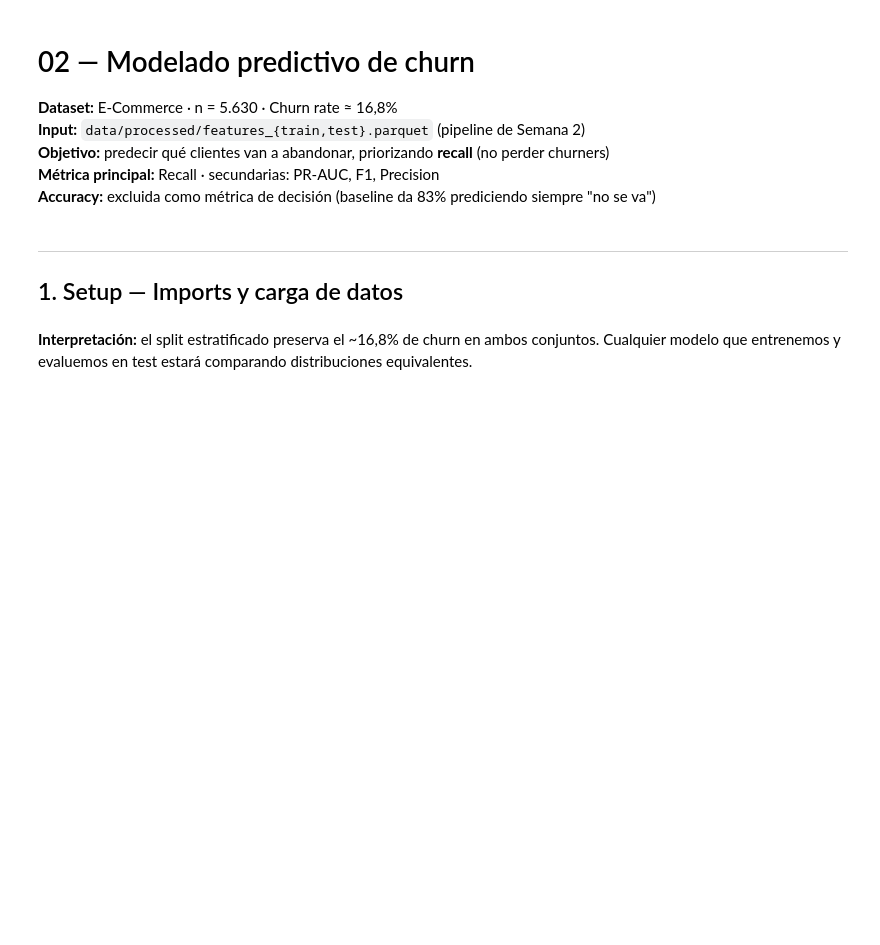
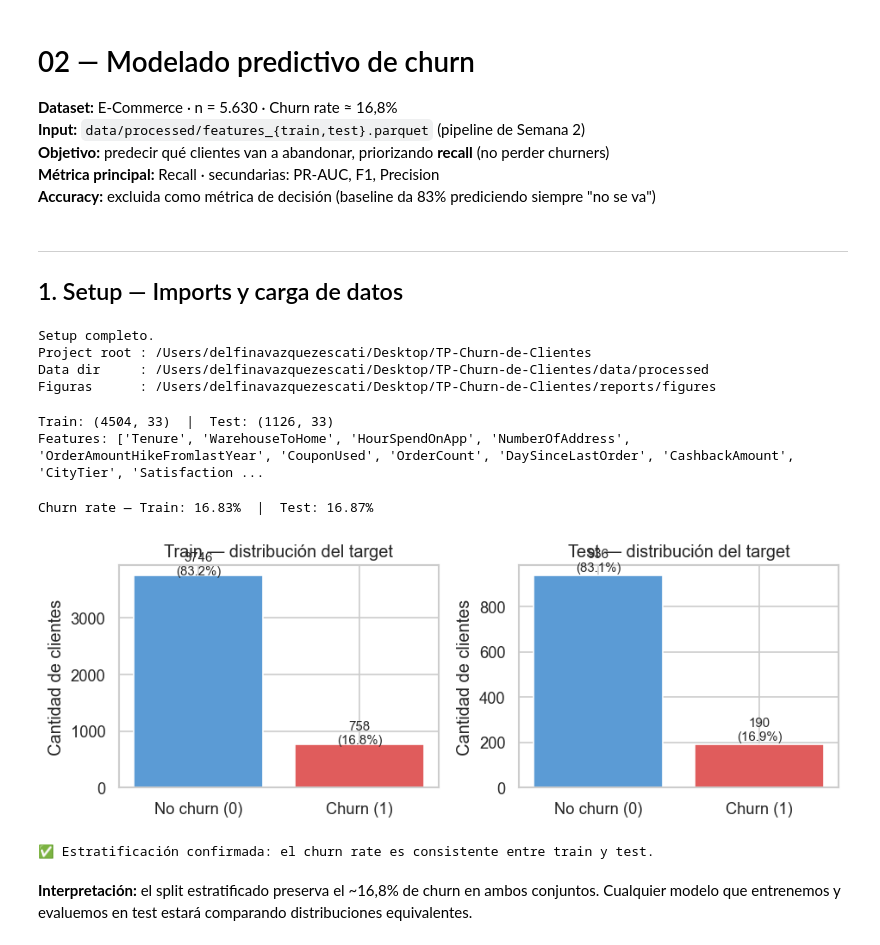
Before and after one commit to Frandtuzilla/TP-Churn-de-Clientes, a Jupyter notebook: notebooks/02_modelado.ipynb, the cells around one changed output. Drawn from its saved outputs; the diff is of its cells as text; code cells hidden in the pictures; blank space fills up the shorter version.

```diff
--- a/notebooks/02_modelado.ipynb
+++ b/notebooks/02_modelado.ipynb
@@ -21,7 +21,7 @@ import matplotlib
 import seaborn as sns
 
 from sklearn.dummy import DummyClassifier
-from sklearn.tree import DecisionTreeClassifier, export_graphviz, plot_tree
+from sklearn.tree import DecisionTreeClassifier, plot_tree
 from sklearn.ensemble import RandomForestClassifier
 from sklearn.model_selection import StratifiedKFold, cross_validate
 from sklearn.metrics import (
@@ -35,8 +35,13 @@ import shap
 RANDOM_STATE = 42
 np.random.seed(RANDOM_STATE)
 
-# Carpeta de figuras
-FIG_DIR = Path("../reports/figures")
+# Rutas relativas a la raíz del proyecto (funciona tanto desde notebooks/ como desde la raíz)
+NOTEBOOK_DIR = Path(__file__).parent if '__file__' in dir() else Path.cwd()
+# Si estamos dentro de notebooks/, subir un nivel; si ya estamos en la raíz, quedarnos
+PROJECT_ROOT = NOTEBOOK_DIR.parent if NOTEBOOK_DIR.name == 'notebooks' else NOTEBOOK_DIR
+
+DATA_DIR = PROJECT_ROOT / "data" / "processed"
+FIG_DIR  = PROJECT_ROOT / "reports" / "figures"
 FIG_DIR.mkdir(parents=True, exist_ok=True)
 
 # Estilo de gráficos
@@ -44,11 +49,18 @@ sns.set_theme(style='whitegrid', palette='muted')
 matplotlib.rcParams['figure.dpi'] = 120
 
 print("Setup completo.")
-print(f"Figuras → {FIG_DIR.resolve()}")
+print(f"Project root : {PROJECT_ROOT.resolve()}")
+print(f"Data dir     : {DATA_DIR.resolve()}")
+print(f"Figuras      : {FIG_DIR.resolve()}")
+# %% [output]
+Setup completo.
+Project root : /Users/delfinavazquezescati/Desktop/TP-Churn-de-Clientes
+Data dir     : /Users/delfinavazquezescati/Desktop/TP-Churn-de-Clientes/data/processed
+Figuras      : /Users/delfinavazquezescati/Desktop/TP-Churn-de-Clientes/reports/figures
 # %%
 # Carga de datos
-train = pd.read_parquet("../data/processed/features_train.parquet")
-test  = pd.read_parquet("../data/processed/features_test.parquet")
+train = pd.read_parquet(DATA_DIR / "features_train.parquet")
+test  = pd.read_parquet(DATA_DIR / "features_test.parquet")
 
 y_train = train.pop("Churn")
 y_test  = test.pop("Churn")
@@ -56,26 +68,33 @@ X_train, X_test = train, test
 
 print(f"Train: {X_train.shape}  |  Test: {X_test.shape}")
 print(f"Features: {X_train.columns.tolist()}")
+# %% [output]
+Train: (4504, 33)  |  Test: (1126, 33)
+Features: ['Tenure', 'WarehouseToHome', 'HourSpendOnApp', 'NumberOfAddress', 'OrderAmountHikeFromlastYear', 'CouponUsed', 'OrderCount', 'DaySinceLastOrder', 'CashbackAmount', 'CityTier', 'Satisfaction ...
 # %%
 # Confirmar estratificación del split
 churn_train = y_train.mean() * 100
 churn_test  = y_test.mean()  * 100
 
 print(f"Churn rate — Train: {churn_train:.2f}%  |  Test: {churn_test:.2f}%")
 
 fig, axes = plt.subplots(1, 2, figsize=(8, 3))
 for ax, (y, label) in zip(axes, [(y_train, 'Train'), (y_test, 'Test')]):
-    counts = y.value_counts()
+    counts = y.value_counts().sort_index()
     ax.bar(['No churn (0)', 'Churn (1)'], counts.values,
            color=['#5b9bd5', '#e05c5c'], edgecolor='white')
     ax.set_title(f'{label} — distribución del target')
     ax.set_ylabel('Cantidad de clientes')
     for i, v in enumerate(counts.values):
         ax.text(i, v + 20, f'{v}\n({v/len(y)*100:.1f}%)', ha='center', fontsize=9)
 plt.tight_layout()
 plt.savefig(FIG_DIR / 'target_distribution.png', bbox_inches='tight')
 plt.show()
 print("✅ Estratificación confirmada: el churn rate es consistente entre train y test.")
+# %% [output]
+Churn rate — Train: 16.83%  |  Test: 16.87%
+[figure, added]
+✅ Estratificación confirmada: el churn rate es consistente entre train y test.
 # %% [markdown]
 **Interpretación:** el split estratificado preserva el ~16,8% de churn en ambos conjuntos. Cualquier modelo que entrenemos y evaluemos en test estará comparando distribuciones equivalentes.
 # %% [markdown]
```
Also changed, not shown: parts of 14 cells of this notebook, 7 other files.
